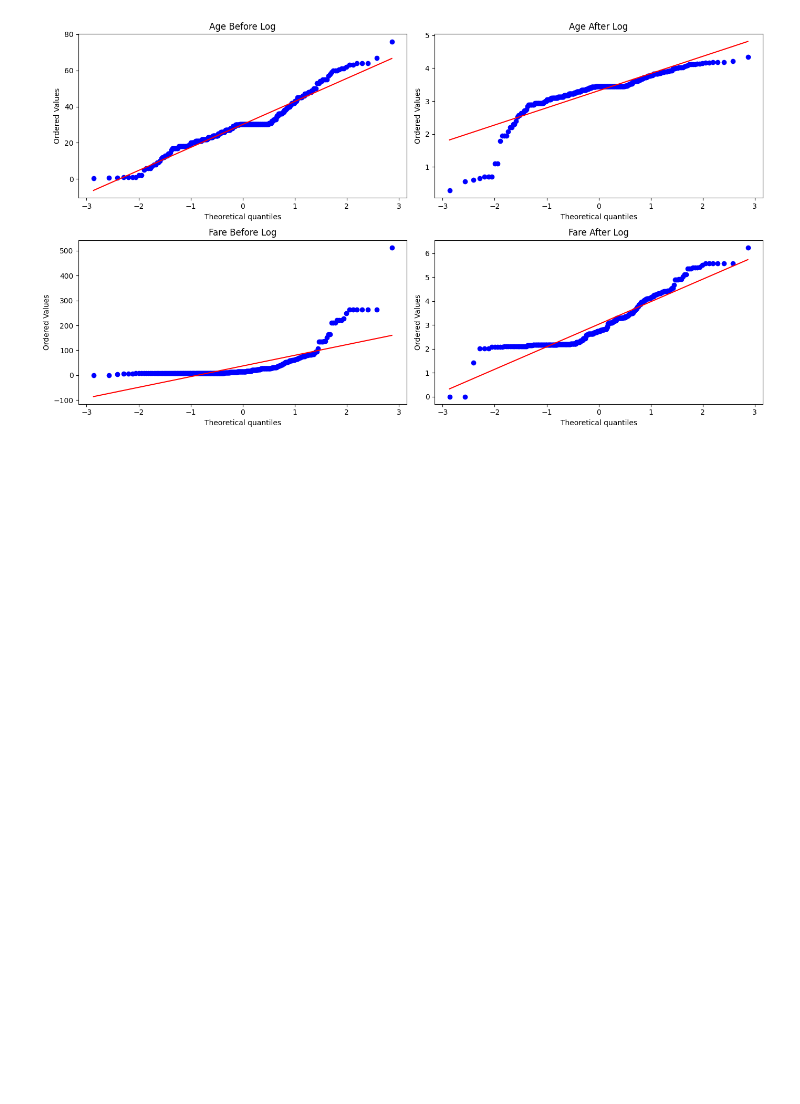
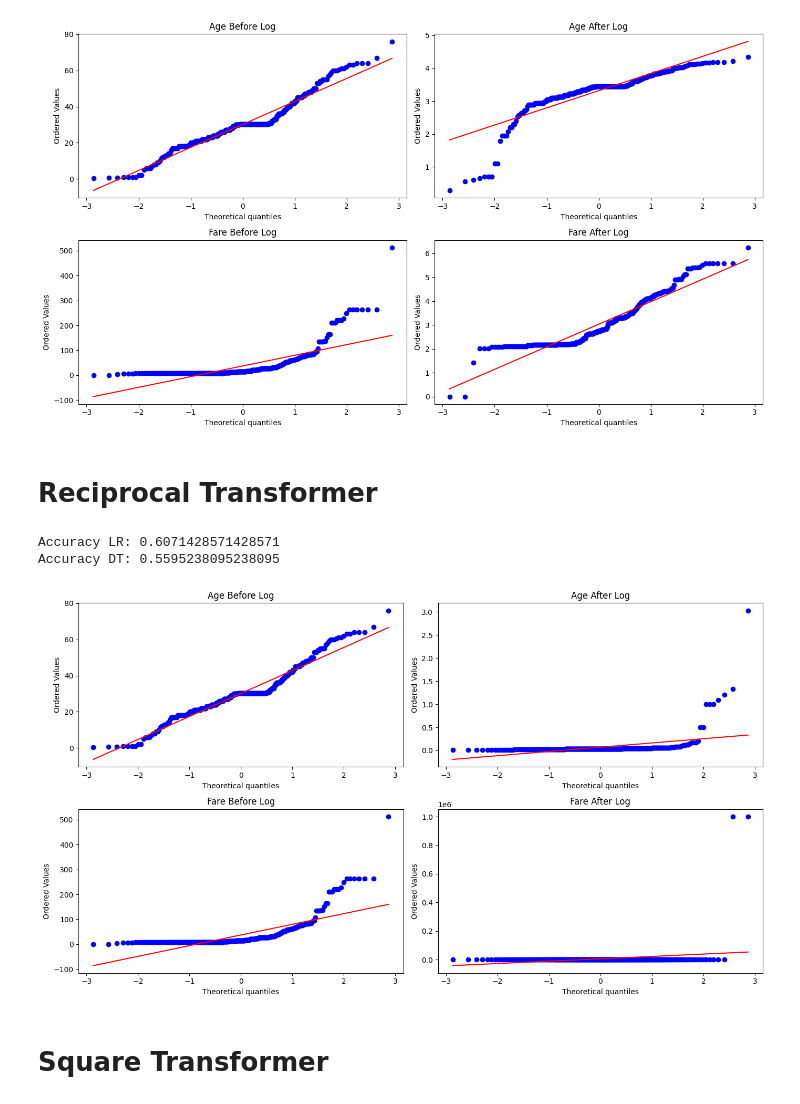
Before and after one commit to Dhe-Reigner/sk-learn, a Jupyter notebook: sci.ipynb, the cells around one changed output. Saved outputs shown, nothing was run; the diff lists cells and outputs as text; code cells hidden in the pictures; blank space fills up the shorter version.

```diff
--- a/sci.ipynb
+++ b/sci.ipynb
@@ -1168,3 +1158,60 @@ plt.tight_layout()
 plt.show()
 # %% [output]
 [figure]
+# %% [markdown]
+# Reciprocal Transformer
+# %%
+# Define the reciprocal transformation function
+def reciprocal_transform(X):
+    # Adding a small constant value to avoid zero division
+    X = X + 1e-6
+    return 1 / X
+
+# Create the FunctionTransformer
+trf =  FunctionTransformer(func=reciprocal_transform)
+
+# Apply the transformation to the training and test data
+X_train_transformed = trf.fit_transform(X_train)
+X_test_transformed  =trf.transform(X_test)
+
+# Now you can proceed with fitting your classifiers
+clf.fit(X_train_transformed, y_train)
+clf2.fit(X_train_transformed, y_train)
+y_pred = clf.predict(X_test_transformed)
+y_pred1 = clf2.predict(X_test_transformed)
+
+# Print the accuracies
+print("Accuracy LR:", accuracy_score(y_test, y_pred))
+print("Accuracy DT:", accuracy_score(y_test, y_pred1))
+# %% [output]
+Accuracy LR: 0.6071428571428571
+Accuracy DT: 0.5595238095238095
+# %%
+import matplotlib.pyplot as plt
+import scipy.stats as stats
+
+# Create subplots with 2 rows and 2 columns
+fig, axs = plt.subplots(2, 2, figsize=(14, 8))
+
+# Plot the first QQ plot for Age Before Log
+stats.probplot(X_train['Age'], dist='norm', plot=axs[0, 0])
+axs[0, 0].set_title('Age Before Log')
+
+# Plot the second QQ plot for Age After Log
+stats.probplot(X_train_transformed['Age'], dist='norm', plot=axs[0, 1])
+axs[0, 1].set_title('Age After Log')
+
+# Plot the third QQ plot for Fare Before Log
+stats.probplot(X_train['Fare'], dist='norm', plot=axs[1, 0])
+axs[1, 0].set_title('Fare Before Log')
+
+# Plot the fourth QQ plot Fare After Log
+stats.probplot(X_train_transformed['Fare'], dist='norm', plot=axs[1 , 1])
+axs[1, 1].set_title('Fare After Log')
+
+plt.tight_layout()
+plt.show()
+# %% [output]
+[figure, added]
+# %% [markdown]
+# Square Transformer
```
Also changed, not shown: parts of 10 cells of this notebook.
